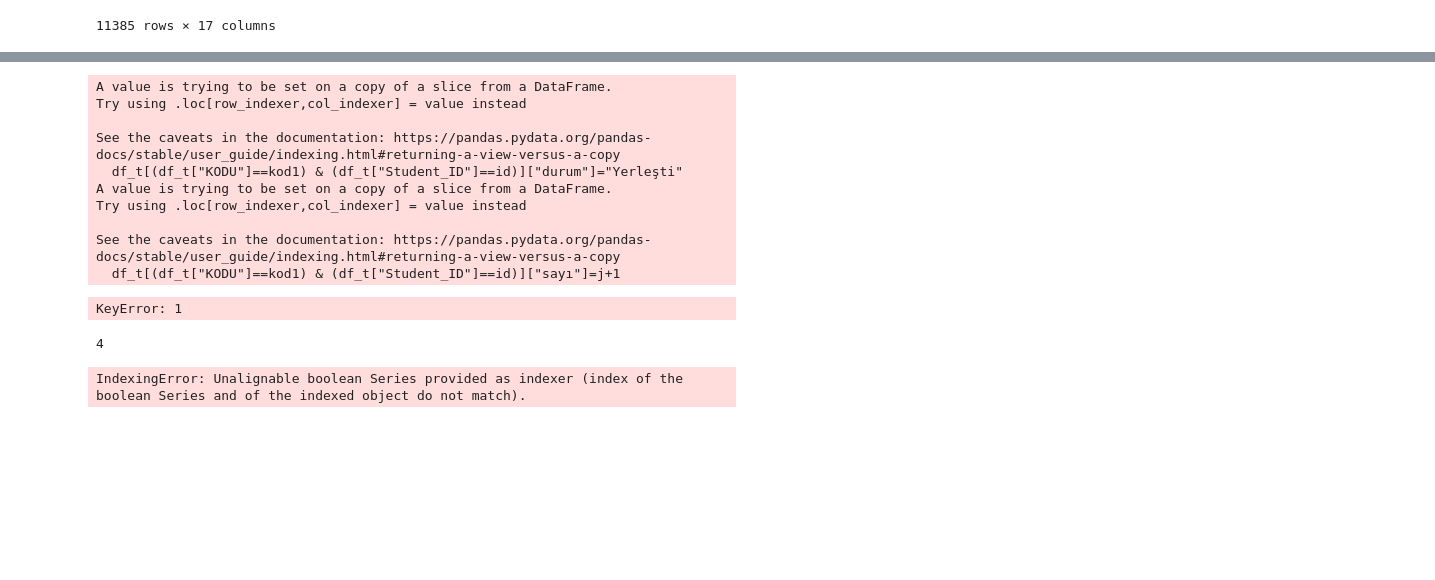
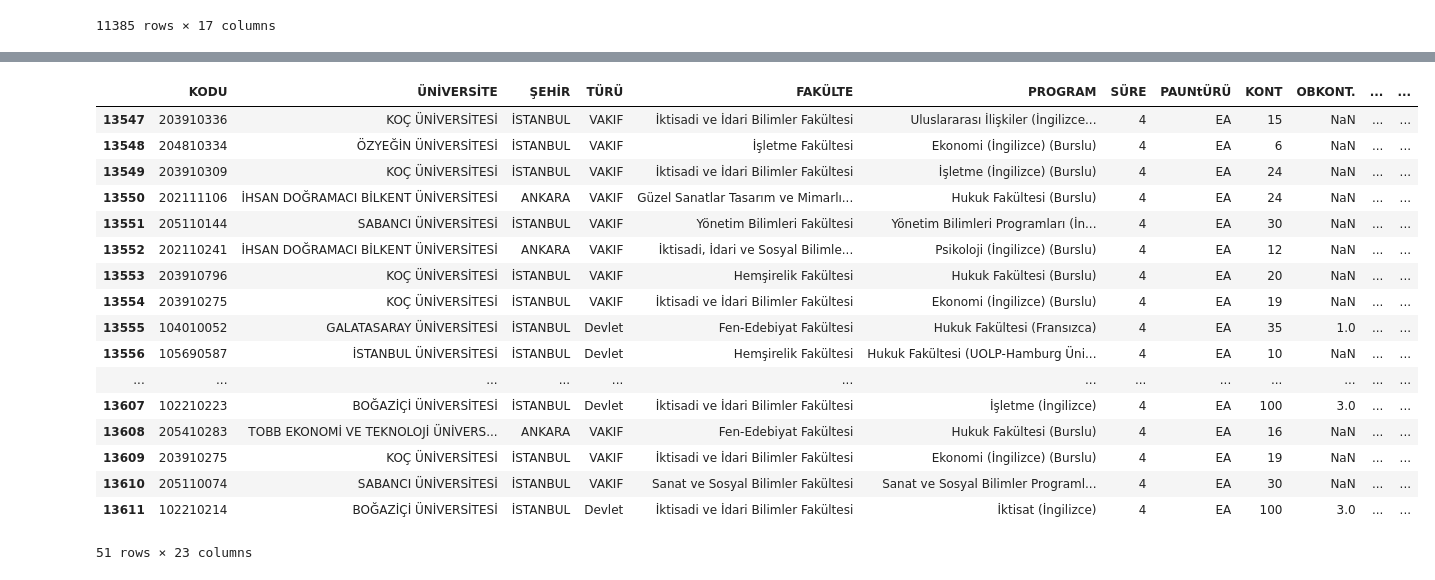
Before and after one commit to halil67/sinav, a Jupyter notebook: Untitled.ipynb, the cells around one changed output, grey strips where cells are left out. Cells and saved outputs as stored; diff of their text form; code cells hidden in the pictures; blank space fills up the shorter version.

```diff
--- a/Untitled.ipynb
+++ b/Untitled.ipynb
@@ -362,7 +423,7 @@ df_t["KONT"]=df_t["KONT"].astype("string")
 # %%
 kodlar = df_t["KODU"].unique()
 
-for kod in kodlar:
+for kod in tqdm( kodlar, desc="İşlem ilerliyor"):
     trc = df_t[df_t["KODU"] == kod]
 
     if len(trc)>0:
@@ -372,8 +433,9 @@ for kod in kodlar:
 
     if kont==0:
         print(trc)
-    trc=trc.head(kont+1)
-
+    trc=trc.head(kont)
+    sl=trc.tail(len(trc)-kont)
+    df_t = df_t.drop(index=sl.index)
     trc_indexes = trc.index
     yer=0
     for j, index in enumerate(trc_indexes):
@@ -389,6 +451,4 @@ for kod in kodlar:
         else:
             yer=j
             break
-    print(f"Bölüm Kodu:{kod},{unv.strip()},{bolum.strip()}\nBaşvuru Sayısı:{len(trc)},Kontenjan:{kont},Yerleşen:{yer}")
-
-print(df_t)
+    # print(f"Bölüm Kodu:{kod},{unv.strip()},{bolum.strip()}\nBaşvuru Sayısı:{len(trc)},Kontenjan:{kont},Yerleşen:{yer}")
@@ -425,24 +466,22 @@ Yerleşti     6034
 Name: durum, dtype: int64
 # %%
-kod=df_t.loc[0,"KODU"]
-kon=df_t.loc[0,"KONT"]
-trc=df_t[df_t["KODU"] == kod]
-for j in range(0,len(trc)):
-    kod1=df_t.loc[0,"KODU"]
-    id=trc.loc[j,"Student_ID"]
-    df_t[(df_t["KODU"]==kod1) & (df_t["Student_ID"]==id)]["durum"]="Yerleşti"
-    df_t[(df_t["KODU"]==kod1) & (df_t["Student_ID"]==id)]["sayı"]=j+1
-
-trc
+df_t[df_t["durum"]!="Yerleşti"]
 # %% [output]
+|  | KODU | ÜNİVERSİTE | ŞEHİR | TÜRÜ | FAKÜLTE | PROGRAM | SÜRE | PAUNtÜRÜ | KONT | OBKONT. | ... | ... |
+| 13547 | 203910336 | KOÇ ÜNİVERSİTESİ | İSTANBUL | VAKIF | İktisadi ve İdari Bilimler Fakültesi | Uluslararası İlişkiler (İngilizce... | 4 | EA | 15 | NaN | ... | ... |
+| 13548 | 204810334 | ÖZYEĞİN ÜNİVERSİTESİ | İSTANBUL | VAKIF | İşletme Fakültesi | Ekonomi (İngilizce) (Burslu) | 4 | EA | 6 | NaN | ... | ... |
+| 13549 | 203910309 | KOÇ ÜNİVERSİTESİ | İSTANBUL | VAKIF | İktisadi ve İdari Bilimler Fakültesi | İşletme (İngilizce) (Burslu) | 4 | EA | 24 | NaN | ... | ... |
+| 13550 | 202111106 | İHSAN DOĞRAMACI BİLKENT ÜNİVERSİTESİ | ANKARA | VAKIF | Güzel Sanatlar Tasarım ve Mimarlı... | Hukuk Fakültesi (Burslu) | 4 | EA | 24 | NaN | ... | ... |
+| 13551 | 205110144 | SABANCI ÜNİVERSİTESİ | İSTANBUL | VAKIF | Yönetim Bilimleri Fakültesi | Yönetim Bilimleri Programları (İn... | 4 | EA | 30 | NaN | ... | ... |
+| 13552 | 202110241 | İHSAN DOĞRAMACI BİLKENT ÜNİVERSİTESİ | ANKARA | VAKIF | İktisadi, İdari ve Sosyal Bilimle... | Psikoloji (İngilizce) (Burslu) | 4 | EA | 12 | NaN | ... | ... |
+| 13553 | 203910796 | KOÇ ÜNİVERSİTESİ | İSTANBUL | VAKIF | Hemşirelik Fakültesi | Hukuk Fakültesi (Burslu) | 4 | EA | 20 | NaN | ... | ... |
+| 13554 | 203910275 | KOÇ ÜNİVERSİTESİ | İSTANBUL | VAKIF | İktisadi ve İdari Bilimler Fakültesi | Ekonomi (İngilizce) (Burslu) | 4 | EA | 19 | NaN | ... | ... |
+| 13555 | 104010052 | GALATASARAY ÜNİVERSİTESİ | İSTANBUL | Devlet | Fen-Edebiyat Fakültesi | Hukuk Fakültesi (Fransızca) | 4 | EA | 35 | 1.0 | ... | ... |
+| 13556 | 105690587 | İSTANBUL ÜNİVERSİTESİ | İSTANBUL | Devlet | Hemşirelik Fakültesi | Hukuk Fakültesi (UOLP-Hamburg Üni... | 4 | EA | 10 | NaN | ... | ... |
+| ... | ... | ... | ... | ... | ... | ... | ... | ... | ... | ... | ... | ... |
+| 13607 | 102210223 | BOĞAZİÇİ ÜNİVERSİTESİ | İSTANBUL | Devlet | İktisadi ve İdari Bilimler Fakültesi | İşletme (İngilizce) | 4 | EA | 100 | 3.0 | ... | ... |
+| 13608 | 205410283 | TOBB EKONOMİ VE TEKNOLOJİ ÜNİVERS... | ANKARA | VAKIF | Fen-Edebiyat Fakültesi | Hukuk Fakültesi (Burslu) | 4 | EA | 16 | NaN | ... | ... |
+| 13609 | 203910275 | KOÇ ÜNİVERSİTESİ | İSTANBUL | VAKIF | İktisadi ve İdari Bilimler Fakültesi | Ekonomi (İngilizce) (Burslu) | 4 | EA | 19 | NaN | ... | ... |
+| 13610 | 205110074 | SABANCI ÜNİVERSİTESİ | İSTANBUL | VAKIF | Sanat ve Sosyal Bilimler Fakültesi | Sanat ve Sosyal Bilimler Programl... | 4 | EA | 30 | NaN | ... | ... |
+| 13611 | 102210214 | BOĞAZİÇİ ÜNİVERSİTESİ | İSTANBUL | Devlet | İktisadi ve İdari Bilimler Fakültesi | İktisat (İngilizce) | 4 | EA | 100 | 3.0 | ... | ... |
-A value is trying to be set on a copy of a slice from a DataFrame.
-Try using .loc[row_indexer,col_indexer] = value instead
-
-See the caveats in the documentation: https://pandas.pydata.org/pandas-docs/stable/user_guide/indexing.html#returning-a-view-versus-a-copy
-  df_t[(df_t["KODU"]==kod1) & (df_t["Student_ID"]==id)]["durum"]="Yerleşti"
-A value is trying to be set on a copy of a slice from a DataFrame.
-Try using .loc[row_indexer,col_indexer] = value instead
-
-See the caveats in the documentation: https://pandas.pydata.org/pandas-docs/stable/user_guide/indexing.html#returning-a-view-versus-a-copy
-  df_t[(df_t["KODU"]==kod1) & (df_t["Student_ID"]==id)]["sayı"]=j+1
+51 rows × 23 columns
-KeyError: 1
@@ -451,8 +487,0 @@ df_t.loc[0,"sayı"]=4
-# %%
-df_t.loc[1,"sayı"]
-# %% [output]
-4
-# %%
-df_t.loc[df_t.groupby("Student_ID")["Student_ID"].count()>1,"Student_ID"]
-# %% [output]
-IndexingError: Unalignable boolean Series provided as indexer (index of the boolean Series and of the indexed object do not match).
```
Also changed, not shown: parts of 16 cells of this notebook, 3 other files.
